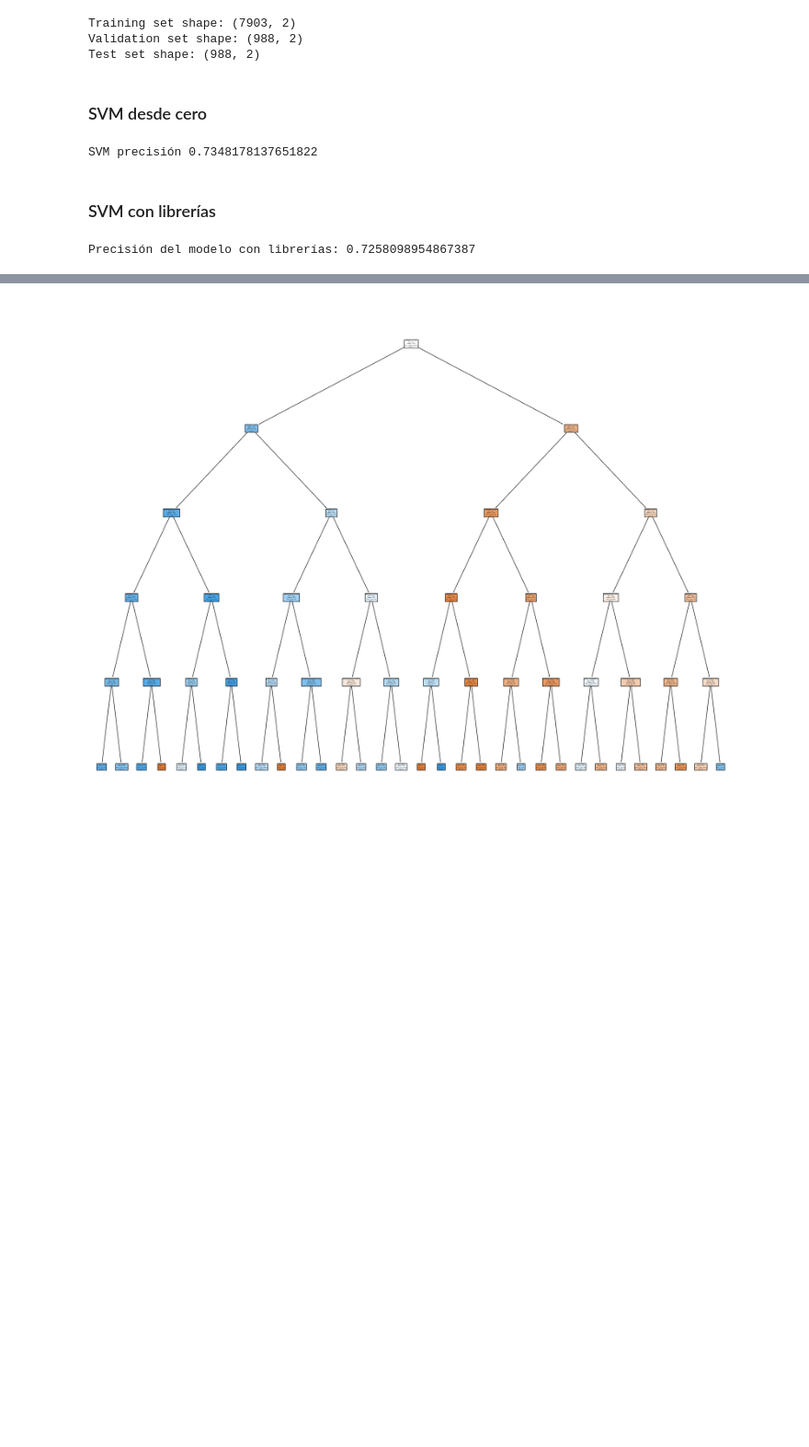
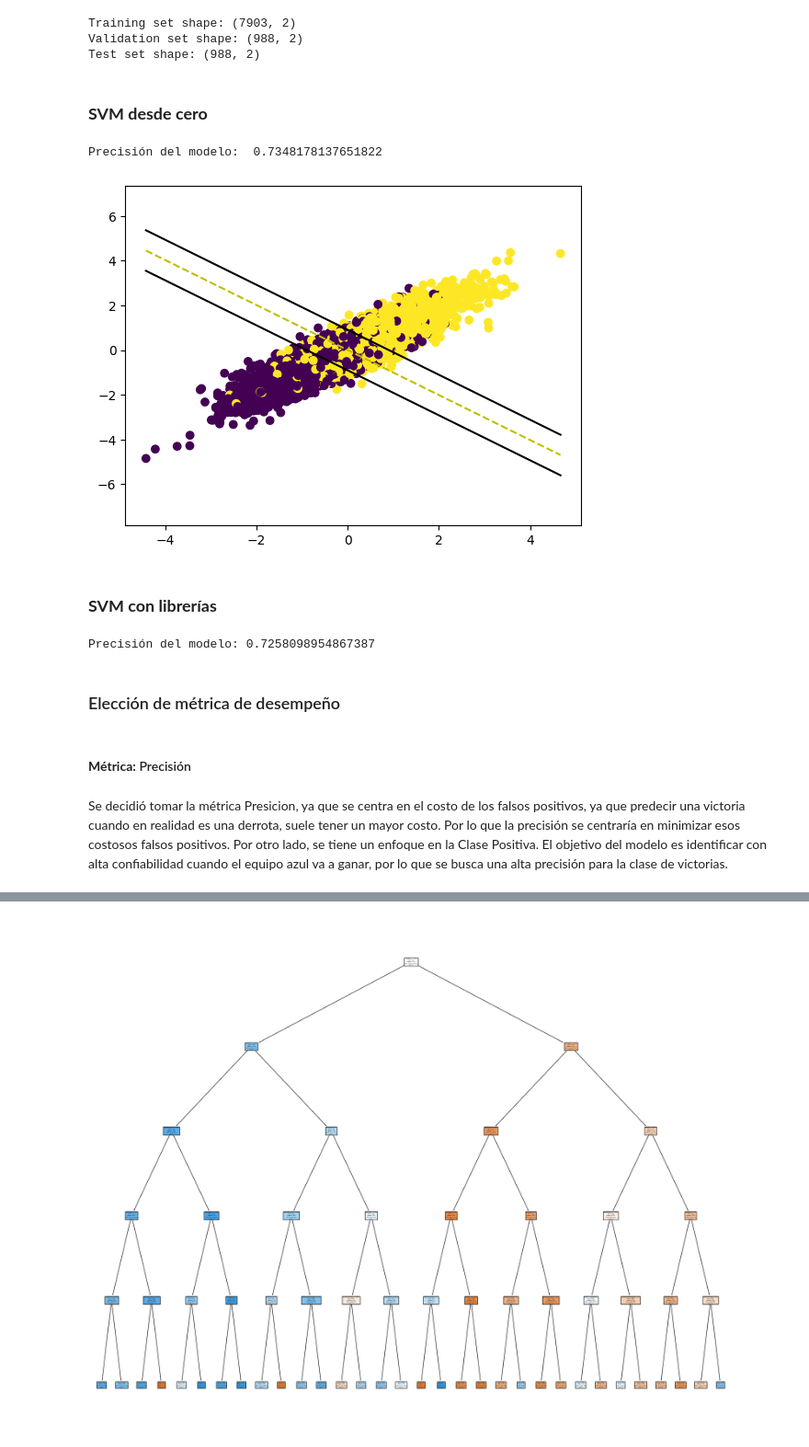
Before and after one commit to Wachuuu15/IA_LABS, a Jupyter notebook: IA/Task3.ipynb, the cells around one changed output, grey strips where cells are left out. Shown: that part at 92% size. Cells and saved outputs as stored; diff of their text form; code cells hidden in the pictures; blank space fills up the shorter version.

```diff
--- a/IA/Task3.ipynb
+++ b/IA/Task3.ipynb
@@ -174,7 +166,7 @@ Training set shape: (7903, 2)
 Validation set shape: (988, 2)
 Test set shape: (988, 2)
 # %% [markdown]
-### SVM desde cero
+### **SVM desde cero**
 # %%
 import numpy as np
 import matplotlib.pyplot as plt
@@ -206,59 +198,60 @@ class SVM:
                         self.w[fn] -= self.lr * (2 * self.lambda_param * self.w[fn] - np.dot(x_i, y_[idx]))
                         self.b -= self.lr * y_[idx]
                 fn += 1
 
     def predict(self, X):
         approx = np.dot(X, self.w) - self.b
         return np.sign(approx)
 
 
 clf = SVM()
 clf.fit(X_train, y_train)
 predictions = clf.predict(X_test.values)
 y_true = np.where(y_test.values <= 0, -1, 1)
 
 def accuracy(y_true, y_pred):
         accuracy = np.sum(y_true == y_pred) / len(y_true)
         return accuracy
 
-print("SVM precisión", accuracy(y_true, predictions))
+print("Precisión del modelo: ", accuracy(y_true, predictions))
 
 
-# def visualize_svm():
-#     def get_hyperplane_value(x, w, b, offset):
-#         return (-w[0] * x + b + offset) / w[1]
+def visualize_svm():
+    def get_hyperplane_value(x, w, b, offset):
+        return (-w[0] * x + b + offset) / w[1]
 
-#     fig = plt.figure()
-#     ax = fig.add_subplot(1, 1, 1)
-#     plt.scatter(feature_labels[:, 0], feature_labels[:, 1], marker="o", c=blueWins)
+    fig = plt.figure()
+    ax = fig.add_subplot(1, 1, 1)
+    plt.scatter(X_train.values[:, 0], X_train.values[:, 1], marker="o", c=y_train)
 
-#     x0_1 = np.amin(feature_labels[:, 0])
-#     x0_2 = np.amax(feature_labels[:, 0])
+    x0_1 = np.amin(X_train.values[:, 0])
+    x0_2 = np.amax(X_train.values[:, 0])
 
-#     x1_1 = get_hyperplane_value(x0_1, clf.w, clf.b, 0)
-#     x1_2 = get_hyperplane_value(x0_2, clf.w, clf.b, 0)
+    x1_1 = get_hyperplane_value(x0_1, clf.w, clf.b, 0)
+    x1_2 = get_hyperplane_value(x0_2, clf.w, clf.b, 0)
 
-#     x1_1_m = get_hyperplane_value(x0_1, clf.w, clf.b, -1)
-#     x1_2_m = get_hyperplane_value(x0_2, clf.w, clf.b, -1)
+    x1_1_m = get_hyperplane_value(x0_1, clf.w, clf.b, -1)
+    x1_2_m = get_hyperplane_value(x0_2, clf.w, clf.b, -1)
 
-#     x1_1_p = get_hyperplane_value(x0_1, clf.w, clf.b, 1)
-#     x1_2_p = get_hyperplane_value(x0_2, clf.w, clf.b, 1)
+    x1_1_p = get_hyperplane_value(x0_1, clf.w, clf.b, 1)
+    x1_2_p = get_hyperplane_value(x0_2, clf.w, clf.b, 1)
 
-#     ax.plot([x0_1, x0_2], [x1_1, x1_2], "y--")
-#     ax.plot([x0_1, x0_2], [x1_1_m, x1_2_m], "k")
-#     ax.plot([x0_1, x0_2], [x1_1_p, x1_2_p], "k")
+    ax.plot([x0_1, x0_2], [x1_1, x1_2], "y--")
+    ax.plot([x0_1, x0_2], [x1_1_m, x1_2_m], "k")
+    ax.plot([x0_1, x0_2], [x1_1_p, x1_2_p], "k")
 
-#     x1_min = np.amin(feature_labels[:, 1])
-#     x1_max = np.amax(feature_labels[:, 1])
-#     ax.set_ylim([x1_min - 3, x1_max + 3])
+    x1_min = np.amin(X_train.values[:, 1])
+    x1_max = np.amax(X_train.values[:, 1])
+    ax.set_ylim([x1_min - 3, x1_max + 3])
 
-#     plt.show()
+    plt.show()
 
-# visualize_svm()
+visualize_svm()
 # %% [output]
-SVM precisión 0.7348178137651822
+Precisión del modelo:  0.7348178137651822
+[figure, added]
 # %% [markdown]
-### SVM con librerías
+### **SVM con librerías**
 # %%
 from sklearn import svm
 from sklearn.metrics import precision_score
@@ -271,6 +264,12 @@ y_pred = model.predict(X_test.values)
 y_true = np.where(y_test.values <= 0, -1, 1)
 L_precision = precision_score(y_true, y_pred, average='weighted')
 
-print("Precisión del modelo con librerías: " + str(L_precision))
+print("Precisión del modelo: " + str(L_precision))
 # %% [output]
-Precisión del modelo con librerías: 0.7258098954867387
+Precisión del modelo: 0.7258098954867387
+# %% [markdown]
+### Elección de métrica de desempeño
+# %% [markdown]
+#### **Métrica:** Precisión
+# %% [markdown]
+Se decidió tomar la métrica Presicion, ya que se centra en el costo de los falsos positivos, ya que predecir una victoria cuando en realidad es una derrota, suele tener un mayor costo. Por lo que la precisión se centraría en minimizar esos costosos falsos positivos. Por otro lado, se tiene un enfoque en la Clase Positiva. El objetivo del modelo es identificar con alta confiabilidad cuando el equipo azul va a ganar, por lo que se busca una alta precisión para la clase de victorias.
```
Also changed, not shown: parts of 7 cells of this notebook.
